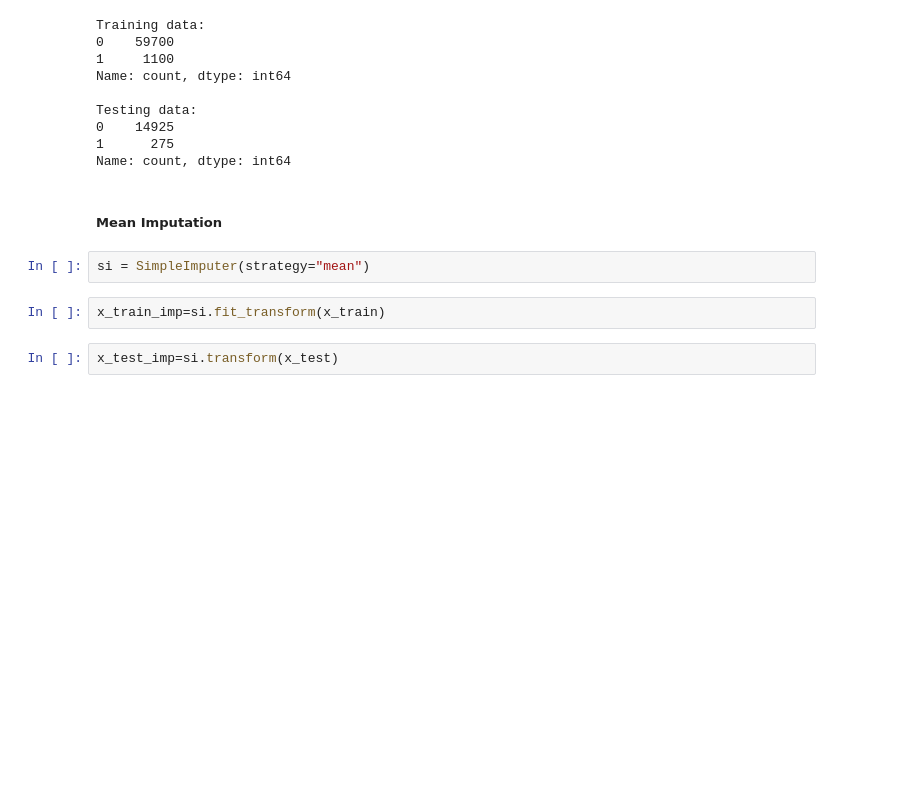
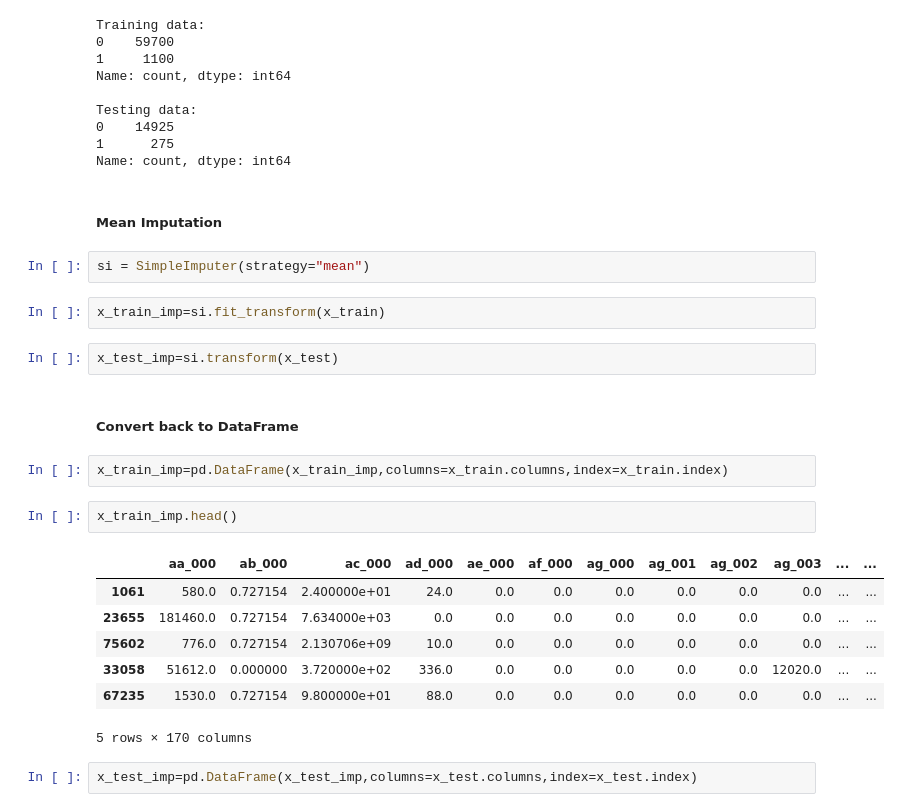
Before and after one commit to Rupesh-Mane/air-pressure-system-failure-prediction, a Jupyter notebook: notebooks/03_data_preprocessing.ipynb, the cells around one changed output. Cells and saved outputs as stored; diff of their text form; blank space fills up the shorter version.

Commit message:
convert back to dataframe

```diff
--- a/notebooks/03_data_preprocessing.ipynb
+++ b/notebooks/03_data_preprocessing.ipynb
@@ -191,3 +191,19 @@ si = SimpleImputer(strategy="mean")
 x_train_imp=si.fit_transform(x_train)
 # %%
 x_test_imp=si.transform(x_test)
+# %% [markdown]
+##### Convert back to DataFrame
+# %%
+x_train_imp=pd.DataFrame(x_train_imp,columns=x_train.columns,index=x_train.index)
+# %%
+x_train_imp.head()
+# %% [output]
+|  | aa_000 | ab_000 | ac_000 | ad_000 | ae_000 | af_000 | ag_000 | ag_001 | ag_002 | ag_003 | ... | ... |
+| 1061 | 580.0 | 0.727154 | 2.400000e+01 | 24.0 | 0.0 | 0.0 | 0.0 | 0.0 | 0.0 | 0.0 | ... | ... |
+| 23655 | 181460.0 | 0.727154 | 7.634000e+03 | 0.0 | 0.0 | 0.0 | 0.0 | 0.0 | 0.0 | 0.0 | ... | ... |
+| 75602 | 776.0 | 0.727154 | 2.130706e+09 | 10.0 | 0.0 | 0.0 | 0.0 | 0.0 | 0.0 | 0.0 | ... | ... |
+| 33058 | 51612.0 | 0.000000 | 3.720000e+02 | 336.0 | 0.0 | 0.0 | 0.0 | 0.0 | 0.0 | 12020.0 | ... | ... |
+| 67235 | 1530.0 | 0.727154 | 9.800000e+01 | 88.0 | 0.0 | 0.0 | 0.0 | 0.0 | 0.0 | 0.0 | ... | ... |
+5 rows × 170 columns
+# %%
+x_test_imp=pd.DataFrame(x_test_imp,columns=x_test.columns,index=x_test.index)
```
Also changed, not shown: parts of 1 cell of this notebook.
